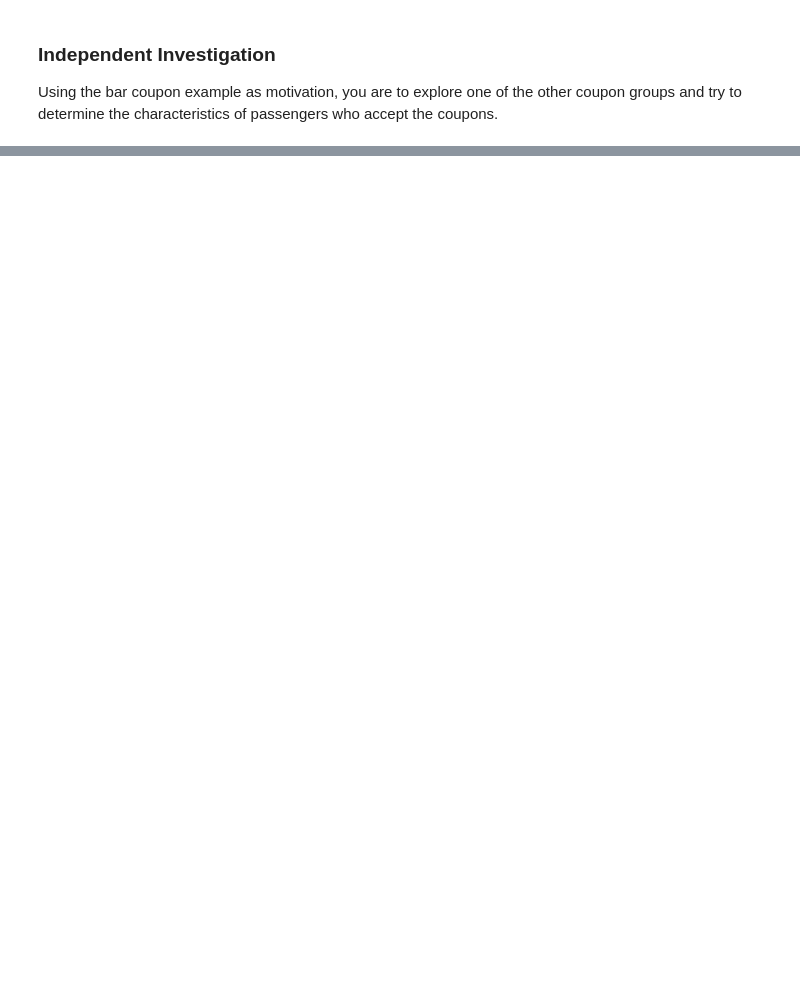
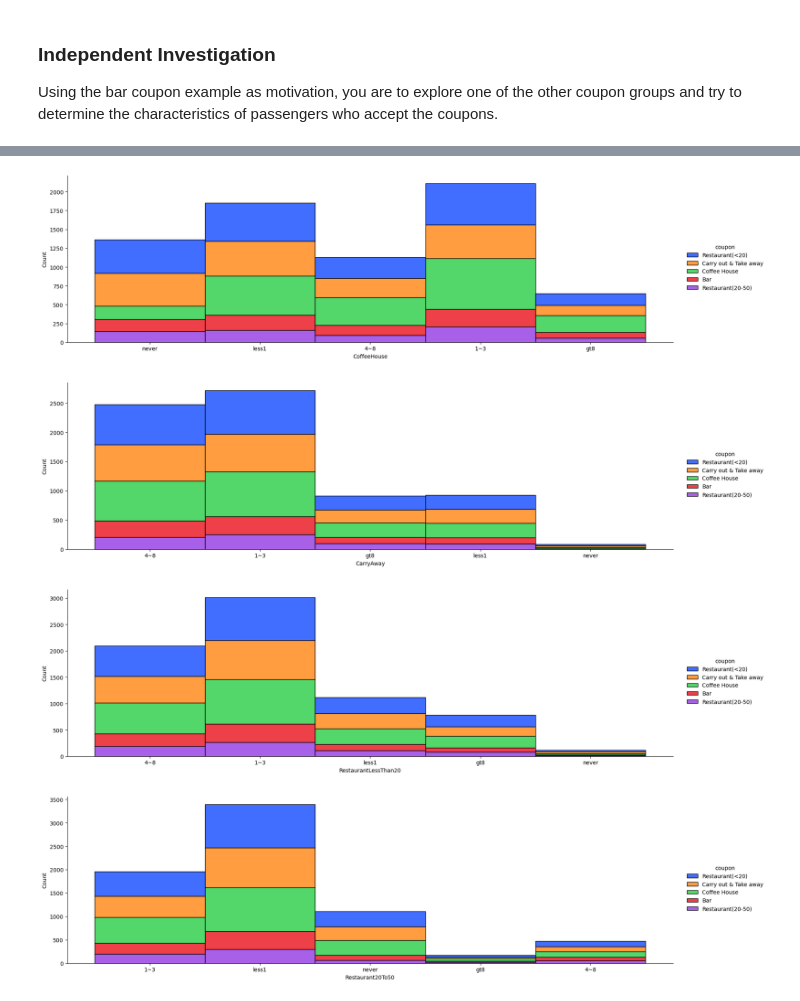
Before and after one commit to MRiDeb/Coupon, a Jupyter notebook: prompt.ipynb, the cells around one changed output, grey strips where cells are left out. Saved outputs shown, nothing was run; the diff lists cells and outputs as text; code cells hidden in the pictures; blank space fills up the shorter version.

```diff
--- a/prompt.ipynb
+++ b/prompt.ipynb
@@ -208,0 +360,14 @@ Using the bar coupon example as motivation, you are to explore one of the other
+# %%
+sns.displot(data.query('Y==1'), x='CoffeeHouse', hue = 'coupon', palette="bright", height=5, aspect=10/3, multiple="stack")
+plt.savefig("images/CoffeeHouse.png")
+sns.displot(data.query('Y==1'), x='CarryAway', hue = 'coupon', palette="bright", height=5, aspect=10/3, multiple="stack")
+plt.savefig("images/CarryAway.png")
+sns.displot(data.query('Y==1'), x='RestaurantLessThan20', hue = 'coupon', palette="bright", height=5, aspect=10/3, multiple="stack")
+plt.savefig("images/RestaurantLessThan20.png")
+sns.displot(data.query('Y==1'), x='Restaurant20To50', hue = 'coupon', palette="bright", height=5, aspect=10/3, multiple="stack")
+plt.savefig("images/Restaurant20To50.png")
+# %% [output]
+[figure, added]
+[figure, added]
+[figure, added]
+[figure, added]
```
Also changed, not shown: parts of 24 cells of this notebook, 16 other files.
